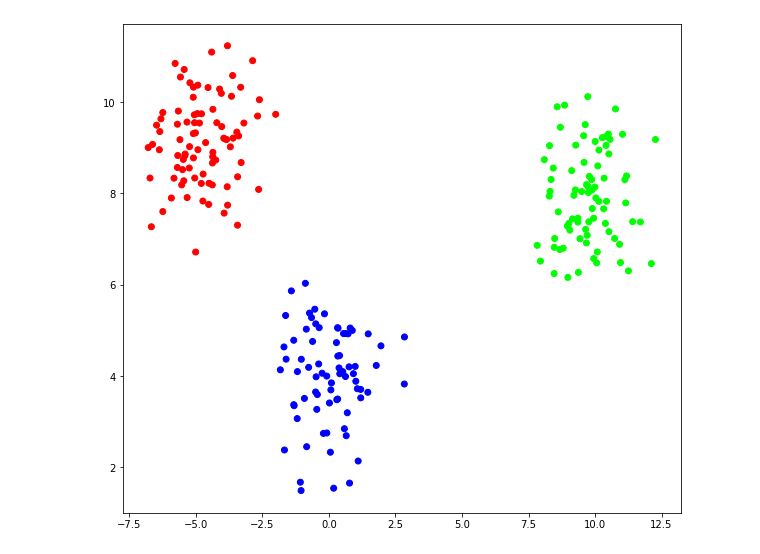
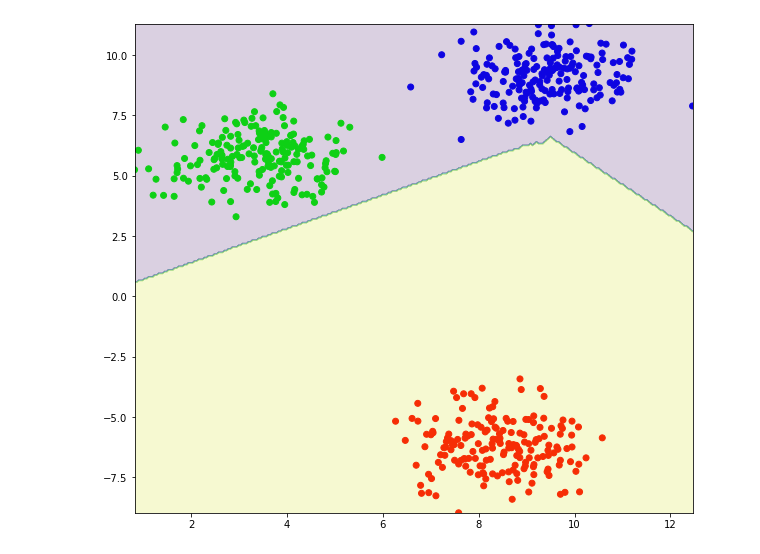
Before and after one commit to Mruzik1/NN-From-Scratch, a Jupyter notebook: src/new_neural_network.ipynb, the cells around one changed output. Cells and saved outputs as stored; diff of their text form; code cells hidden in the pictures.

```diff
--- a/src/new_neural_network.ipynb
+++ b/src/new_neural_network.ipynb
@@ -53,5 +64,5 @@ class Sigmoid(Layer):
     def forward(self, inp: ndarray) -> ndarray:
         return 1/(1+np.exp(-inp))
 
-    def backward(self, inp: ndarray) -> ndarray:
-        return self.forward(inp)*(1-self.forward(inp))
+    def backward(self, inp: ndarray, grad: ndarray) -> ndarray:
+        return grad*self.forward(inp)*(1-self.forward(inp))
@@ -58,6 +79,6 @@ class Sigmoid(Layer):
 # %%
 class Dense(Layer):
-    def __init__(self, inp_units: int, outp_units: int, learning_rate: float = 0.1):
+    def __init__(self, inp_units: int, outp_units: int, learning_rate: float = 0.01):
         self.w = np.random.normal(size=(inp_units, outp_units))
         self.b = np.zeros(outp_units)
         self.lr = learning_rate
@@ -65,8 +86,11 @@ class Dense(Layer):
     def forward(self, inp: ndarray) -> ndarray:
         return np.dot(inp, self.w) + self.b
 
-    def backward(self, inp: ndarray) -> ndarray:
-        pass
+    def backward(self, inp: ndarray, grad: ndarray) -> ndarray:
+        mean_grad = np.mean(np.dot(inp.T, grad), axis=0)
+        self.w -= self.lr*mean_grad
+        self.b -= self.lr*np.mean(grad, axis=0)
+        return np.dot(grad, self.w.T)
 # %%
 class MLP:
     def __init__(self):
@@ -124,25 +156,36 @@ class MLP:
+# %%
+def draw_decision_boundary(model: MLP, X: ndarray, y: ndarray):
+    def get_db():
+        xx, yy = np.meshgrid(np.linspace(X[:, 0].min(), X[:, 0].max(), len(X)//2),
+                            np.linspace(X[:, 1].min(), X[:, 1].max(), len(X)//2))
+
+        new_X = np.column_stack((xx.flatten(), yy.flatten()))
+        preds = model.predict(new_X).reshape(xx.shape)
+
+        return xx, yy, preds
+
+    fig, ax = plt.subplots()
+    fig.set_figwidth(10)
+    fig.set_figheight(9)
+    ax.scatter(X[:, 0], X[:, 1], c=y)
+    ax.contourf(*get_db(), alpha=0.2)
+    plt.show()
 # %%
-X, y = make_blobs(n_samples=300, centers=3)
+X, y = make_blobs(n_samples=700, centers=3)
 
 onehot = OneHotEncoder(sparse=False)
 y = onehot.fit_transform(y.reshape(-1, 1))
 
 X_train, X_test, y_train, y_test = train_test_split(X, y, test_size=0.2)
-# %%
-fig, ax = plt.subplots()
-fig.set_figwidth(10)
-fig.set_figheight(9)
-ax.scatter(X_train[:, 0], X_train[:, 1], c=y_train)
-plt.show()
-# %% [output]
-[figure, removed]
 # %%
 network = MLP()
-criterion = CrossEntropyLoss()
+criterion = MSE()
 
-network.add_layer(6, inp_shape=2, activation='relu')
-network.add_layer(3)
+network.add_layer(6, inp_shape=2)
+network.add_layer(3, activation='sigmoid')
 
-print(network.predict(X_test))
-print(network.fit(X_test, y_test, criterion))
+draw_decision_boundary(network, X_train, y_train)
+network.fit(X_test, y_test, criterion, epochs=1)
+network.fit(X_train, y_train, criterion, epochs=10000)
 # %% [output]
+[figure, added]
```
Also changed, not shown: parts of 10 cells of this notebook.
